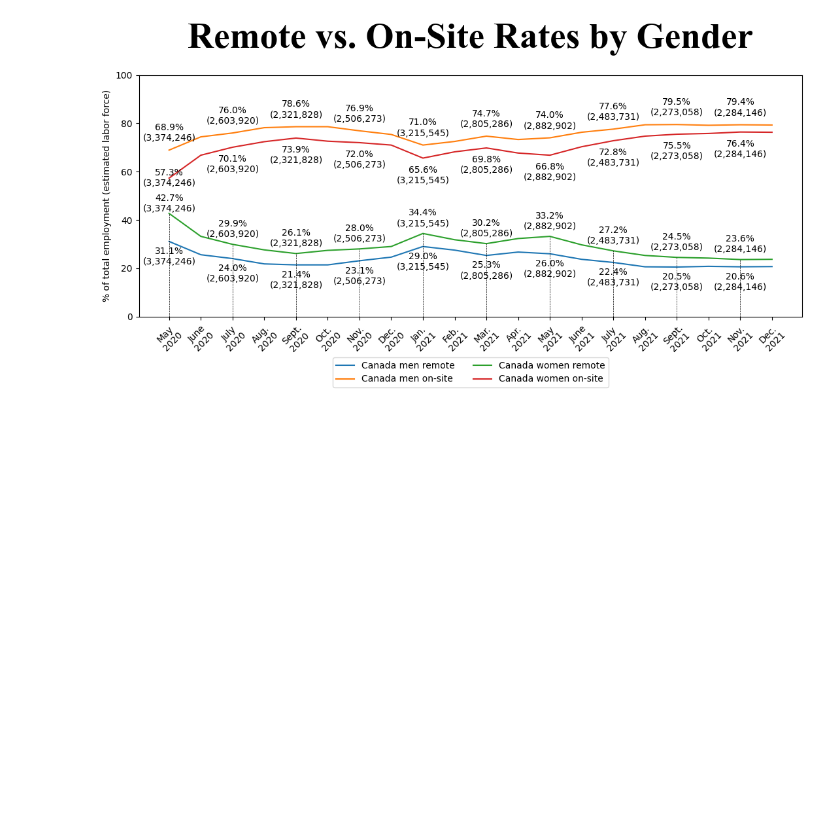
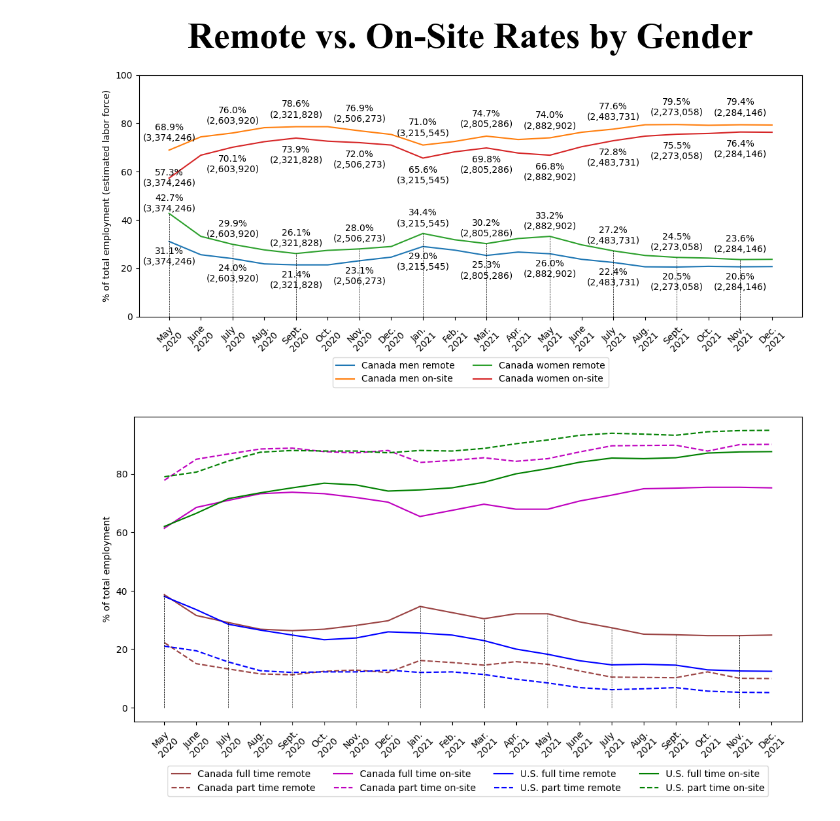
Before and after one commit to Gyxox/graphs-of-working-from-home-during-the-COVID-19-pandemic-statistics-canada, a Jupyter notebook: plot.ipynb, the cells around one changed output. Drawn from its saved outputs; the diff is of its cells as text; code cells hidden in the pictures; blank space fills up the shorter version.

Commit message:
Plot Remote vs. On-Site Rates by Work Status

```diff
--- a/plot.ipynb
+++ b/plot.ipynb
@@ -150,3 +150,68 @@ plt.tight_layout()
 plt.show()
 # %% [output]
 [figure]
+# %%
+import pandas as pd
+import matplotlib.pyplot as plt
+
+# Read data from CSV, the data contains white spaces and tabs, trim them
+df = pd.read_csv('data/percentage-of-employees-working-from-home-by-work-status-canada-and-us.csv', skipinitialspace=True)
+
+# Convert 'Year' and 'Month' columns to 'AbbrMonth-Year' column
+df['Month'] = df['Month'].map(str) + '\n' + df['Year'].map(str)
+
+# Calculate on-site rate
+df['On-Site-Canada-ft'] = 100 - df['Canada full time']
+df['On-Site-Canada-pt'] = 100 - df['Canada part time']
+df['On-Site-US-ft'] = 100 - df['U.S. full time']
+df['On-Site-US-pt'] = 100 - df['U.S. part time']
+
+# Plotting
+colors = ['b', 'g', 'r', 'c', 'm', 'y', 'k']
+# b: blue
+# g: green
+# r: red
+# c: cyan
+# m: magenta
+# y: yellow
+# k: black
+# w: white
+plt.figure(figsize=(11, 6))
+plt.plot(df['Month'], df['Canada full time'], label='Canada full time remote', linestyle='-', color='#9B4444')
+plt.plot(df['Month'], df['Canada part time'], label='Canada part time remote', linestyle='--', color='#9B4444')
+plt.plot(df['Month'], df['On-Site-Canada-ft'], label='Canada full time on-site', linestyle='-', color=colors[4])
+plt.plot(df['Month'], df['On-Site-Canada-pt'], label='Canada part time on-site', linestyle='--', color=colors[4])
+plt.plot(df['Month'], df['U.S. full time'], label='U.S. full time remote', linestyle='-', color='b')
+plt.plot(df['Month'], df['U.S. part time'], label='U.S. part time remote', linestyle='--', color='b')
+plt.plot(df['Month'], df['On-Site-US-ft'], label='U.S. full time on-site', linestyle='-', color='g')
+plt.plot(df['Month'], df['On-Site-US-pt'], label='U.S. part time on-site', linestyle='--', color='g')
+
+# Adding text labels
+for index, row in df.iterrows():
+	if index % 2 == 0:
+
+		# plt.text(row['Month'], row['Canada men'] - 2.2, f"{row['Canada men']:.1f}%\n({num_to_str(appr_ca_men)})", ha='center', va='top')
+		# plt.text(row['Month'], row['On-Site-Canada-Men'] + 3, f"{row['On-Site-Canada-Men']:.1f}%\n({num_to_str(appr_ca_men)})", ha='center', va='bottom')
+
+		# if index == 0:
+		# 	plt.text(row['Month'], row['On-Site-Canada-Women'] - 4, f"{row['On-Site-Canada-Women']:.1f}%\n({num_to_str(appr_ca_men)})", ha='center', va='bottom')
+		# 	plt.text(row['Month'], row['Canada women'], f"{row['Canada women']:.1f}%\n({num_to_str(appr_ca_men)})", ha='center', va='bottom')
+		# else:
+		# 	plt.text(row['Month'], row['On-Site-Canada-Women'] - 3, f"{row['On-Site-Canada-Women']:.1f}%\n({num_to_str(appr_ca_men)})", ha='center', va='top')
+		# 	plt.text(row['Month'], row['Canada women'] + 2.2, f"{row['Canada women']:.1f}%\n({num_to_str(appr_ca_men)})", ha='center', va='bottom')
+
+		# plot a dash line vertically from the point to the x-axis
+		plt.plot([row['Month'], row['Month']], [0, row['Canada full time']], 'k--', lw=0.5)
+
+# add title with font size 40, bold, New Times Roman, add 10px margin to the bottom
+plt.title('', fontsize=40, fontweight='bold', fontname='Times New Roman', pad=30)
+plt.xlabel('')
+plt.ylabel('% of total employment')
+# plot the legend under the graph
+plt.legend(loc='upper center', bbox_to_anchor=(0.5, -0.13), ncol=4)
+# plt.grid(True)
+plt.xticks(rotation=45)
+plt.tight_layout()
+plt.show()
+# %% [output]
+[figure, added]
```
Also changed, not shown: 1 other file.
